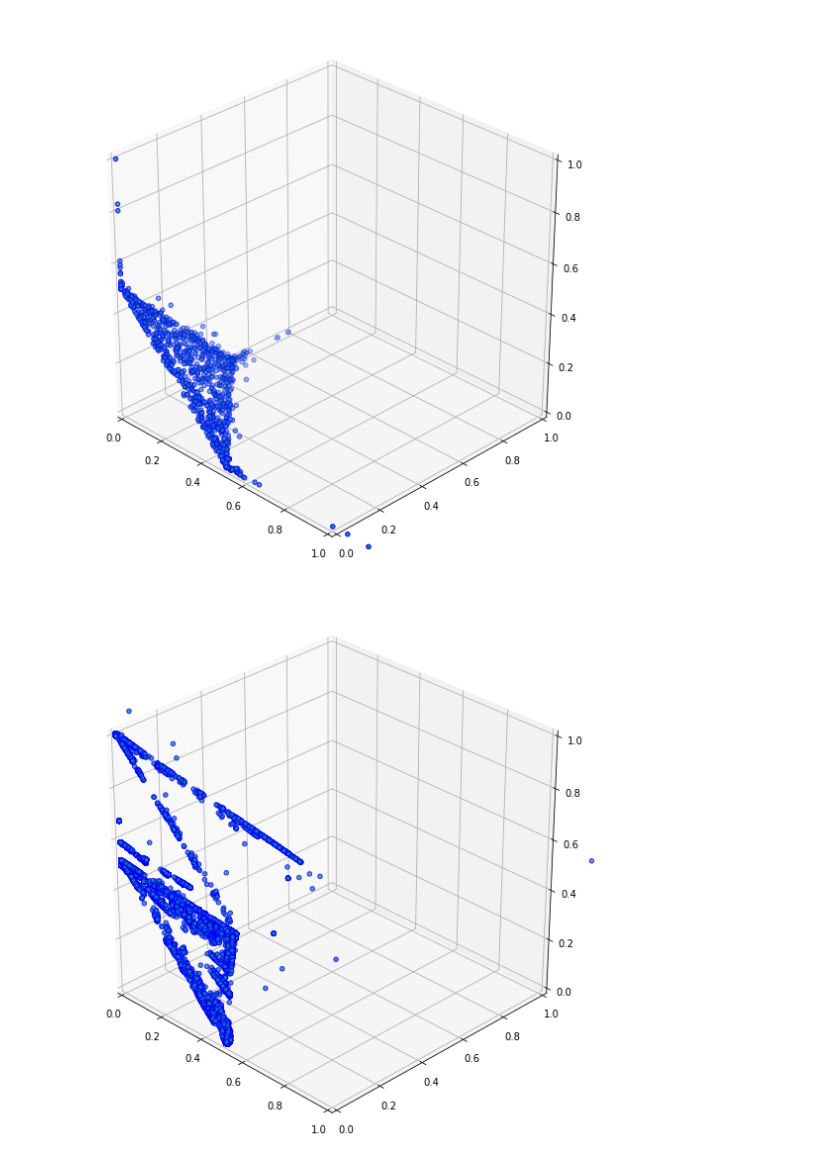
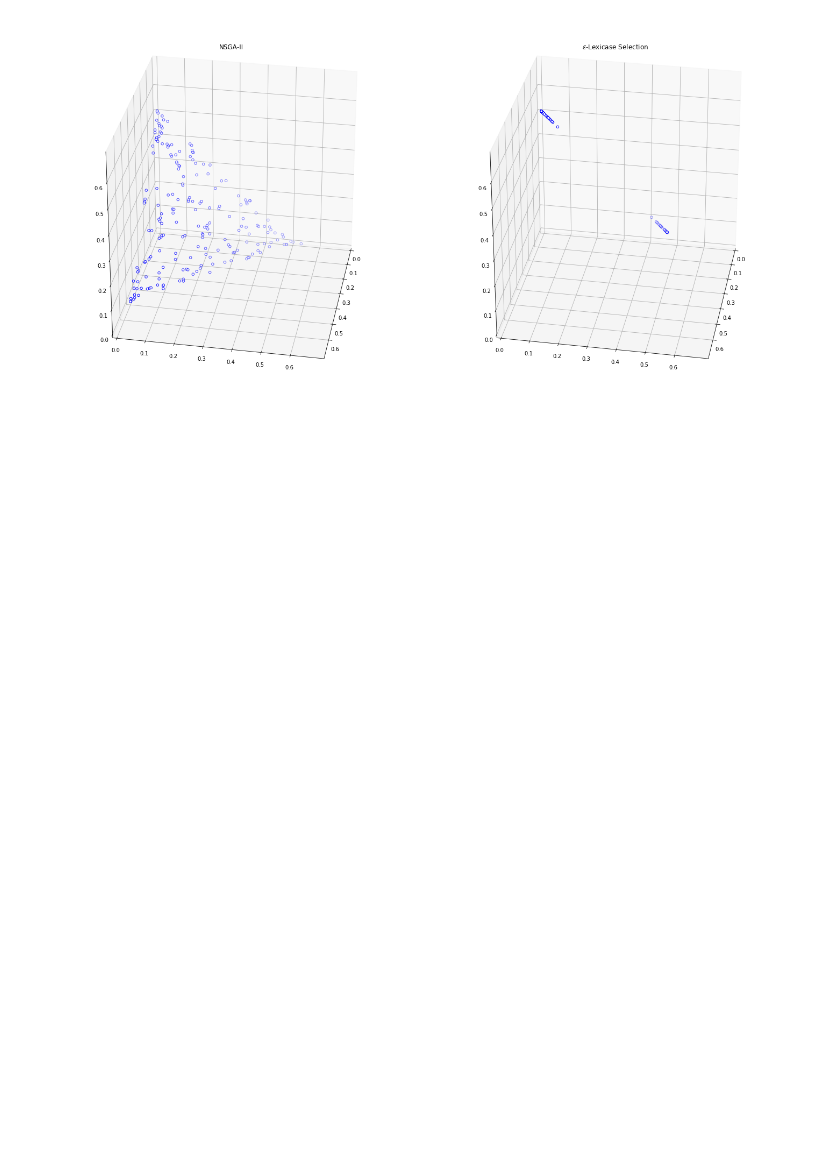
Before and after one commit to fagan2888/emo-lex, a Jupyter notebook: analysis/dtlz1_nsga2_lex_comparison.ipynb, the cells around one changed output. Drawn from its saved outputs; the diff is of its cells as text; code cells hidden in the pictures; blank space fills up the shorter version.

Commit message:
first analysis and figures

```diff
--- a/analysis/dtlz1_nsga2_lex_comparison.ipynb
+++ b/analysis/dtlz1_nsga2_lex_comparison.ipynb
@@ -1,39 +1,43 @@
 # %%
 import numpy as np
 X = []
-with open('dtlz1_nsga2.100','r') as f:
+g='100'
+with open('dtlz1_nsga2.'+g,'r') as f:
 	for lines in f:
 		if lines !='\n':
 			X.append([(float(x)) for x in lines.strip().split(' ')])
 Xl = []
-with open('dtlz1_lex.100','r') as f:
+with open('dtlz1_lex.'+g,'r') as f:
 	for lines in f:
 		if lines !='\n':
 			Xl.append([(float(x)) for x in lines.strip().split(' ')])
 
 import matplotlib.pyplot as plt
 from mpl_toolkits.mplot3d import Axes3D
 %matplotlib inline
 a = 30
-b = -45
-fig = plt.figure(figsize=(10,10))
-ax = fig.add_subplot(111, projection='3d')
+b = 10
+lim = 0.7
+fig = plt.figure(figsize=(20,10))
+ax = fig.add_subplot(121, projection='3d')
 X = np.array(X)
-ax.scatter(X[:,0],X[:,1],X[:,2],color=None,facecolor=None,edgecolors='b')
-ax.set_xlim(0,1)
-ax.set_ylim(0,1)
-ax.set_zlim(0,1)
+ax.scatter(X[:,0],X[:,1],X[:,2],color=None,facecolor='w',edgecolors='b')
+ax.set_xlim(0,lim)
+ax.set_ylim(0,lim)
+ax.set_zlim(0,lim)
 ax.view_init(a, b)
-
-fig2 = plt.figure(figsize=(10,10))
-ax2 = fig2.add_subplot(111, projection='3d')
+ax.set_title('NSGA-II')
+#fig2 = plt.figure(figsize=(10,10))
+ax2 = fig.add_subplot(122, projection='3d')
 Xl = np.array(Xl)
-ax2.scatter(Xl[:,0],Xl[:,1],Xl[:,2],color=None,facecolor=None,edgecolors='b')
-ax2.set_xlim(0,1)
-ax2.set_ylim(0,1)
-ax2.set_zlim(0,1)
+ax2.scatter(Xl[:,0],Xl[:,1],Xl[:,2],color=None,facecolor='w',edgecolors='b')
+ax2.set_xlim(0,lim)
+ax2.set_ylim(0,lim)
+ax2.set_zlim(0,lim)
+ax2.set_title('$\epsilon$-Lexicase Selection')
 ax2.view_init(a,b)
+fig.tight_layout()
+fig.savefig('dtlz1_m3_nsga_lex_comparison.pdf')
 plt.show()
 # %% [output]
-[figure, old version]
+[figure, new version]
-[figure, removed]
```
Also changed, not shown: 38 other files.
